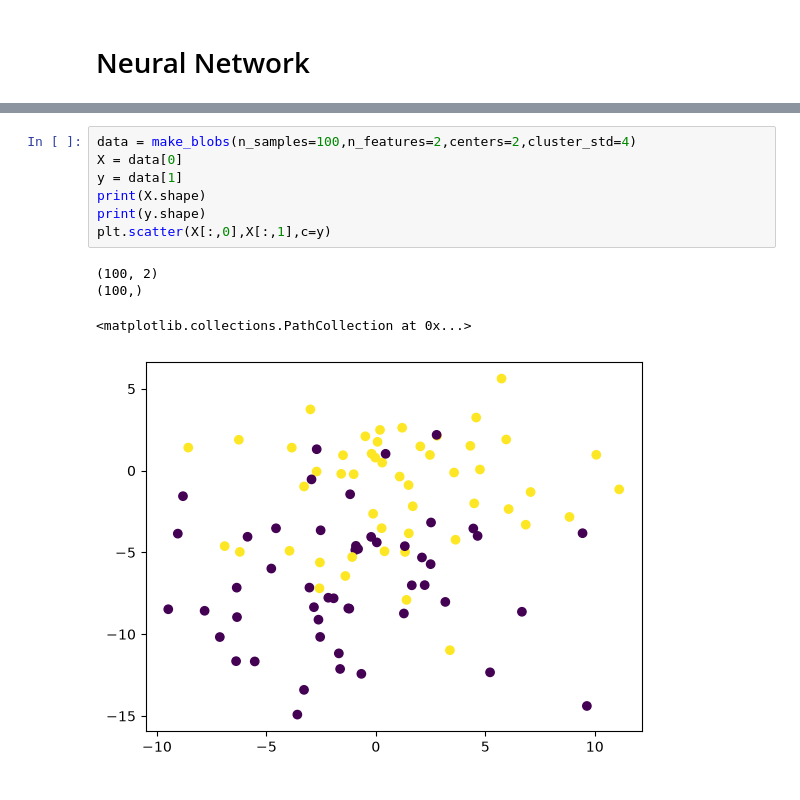
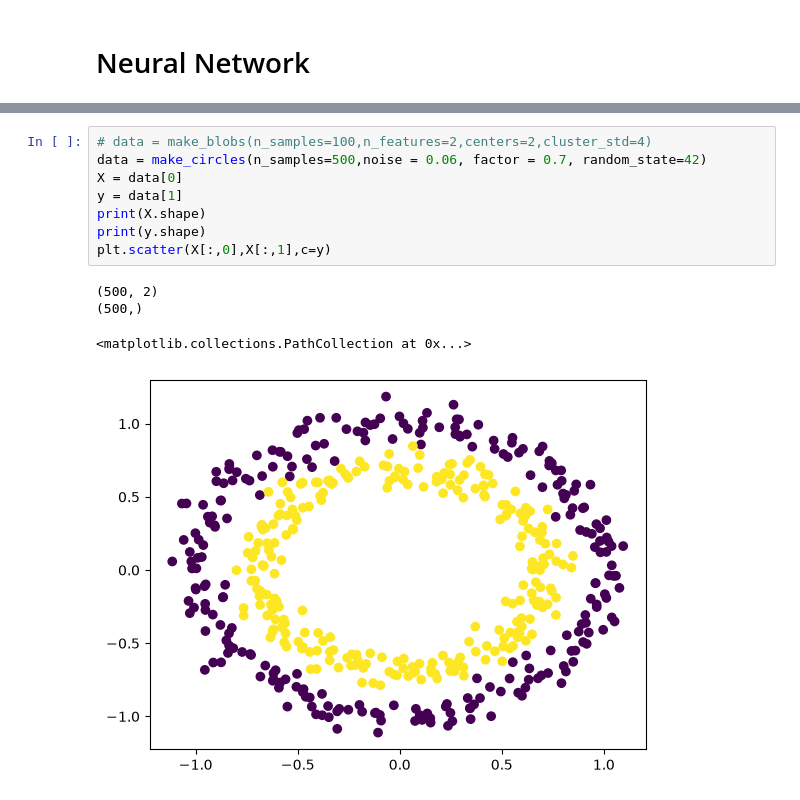
Before and after one commit to Abhishek-D-P/neural_network_from_scratch, a Jupyter notebook: 1_layer_nn.ipynb, the cells around one changed output, grey strips where cells are left out. Drawn from its saved outputs; the diff is of its cells as text.

Commit message:
training circles 2

```diff
--- a/1_layer_nn.ipynb
+++ b/1_layer_nn.ipynb
@@ -63,13 +60,14 @@ class NeuralNetwork:
         return self.predict(self.yp)
 # %%
-data = make_blobs(n_samples=100,n_features=2,centers=2,cluster_std=4)
+# data = make_blobs(n_samples=100,n_features=2,centers=2,cluster_std=4)
+data = make_circles(n_samples=500,noise = 0.06, factor = 0.7, random_state=42)
 X = data[0]
 y = data[1]
 print(X.shape)
 print(y.shape)
 plt.scatter(X[:,0],X[:,1],c=y)
 # %% [output]
-(100, 2)
-(100,)
+(500, 2)
+(500,)
 <matplotlib.collections.PathCollection at 0x...>
-[figure, old version]
+[figure, new version]
```
Also changed, not shown: parts of 6 cells of this notebook.
